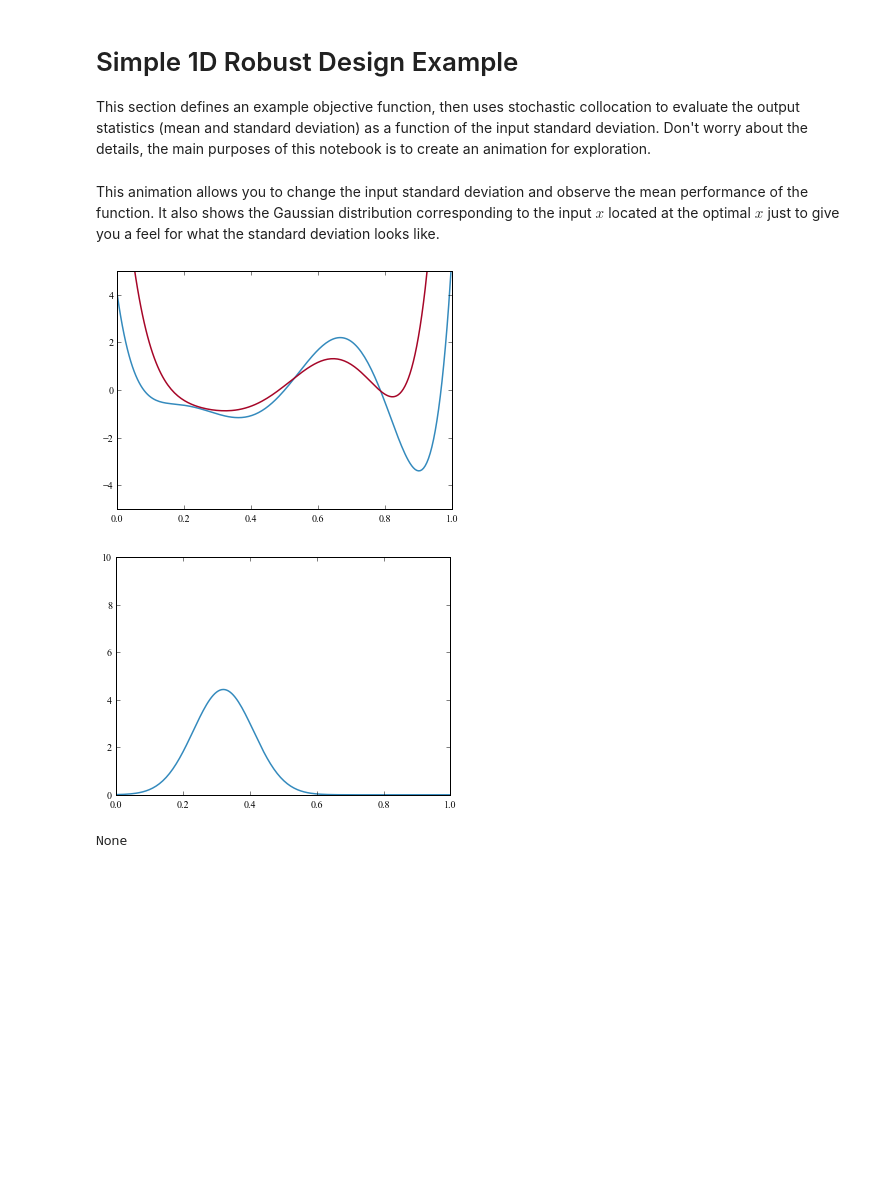
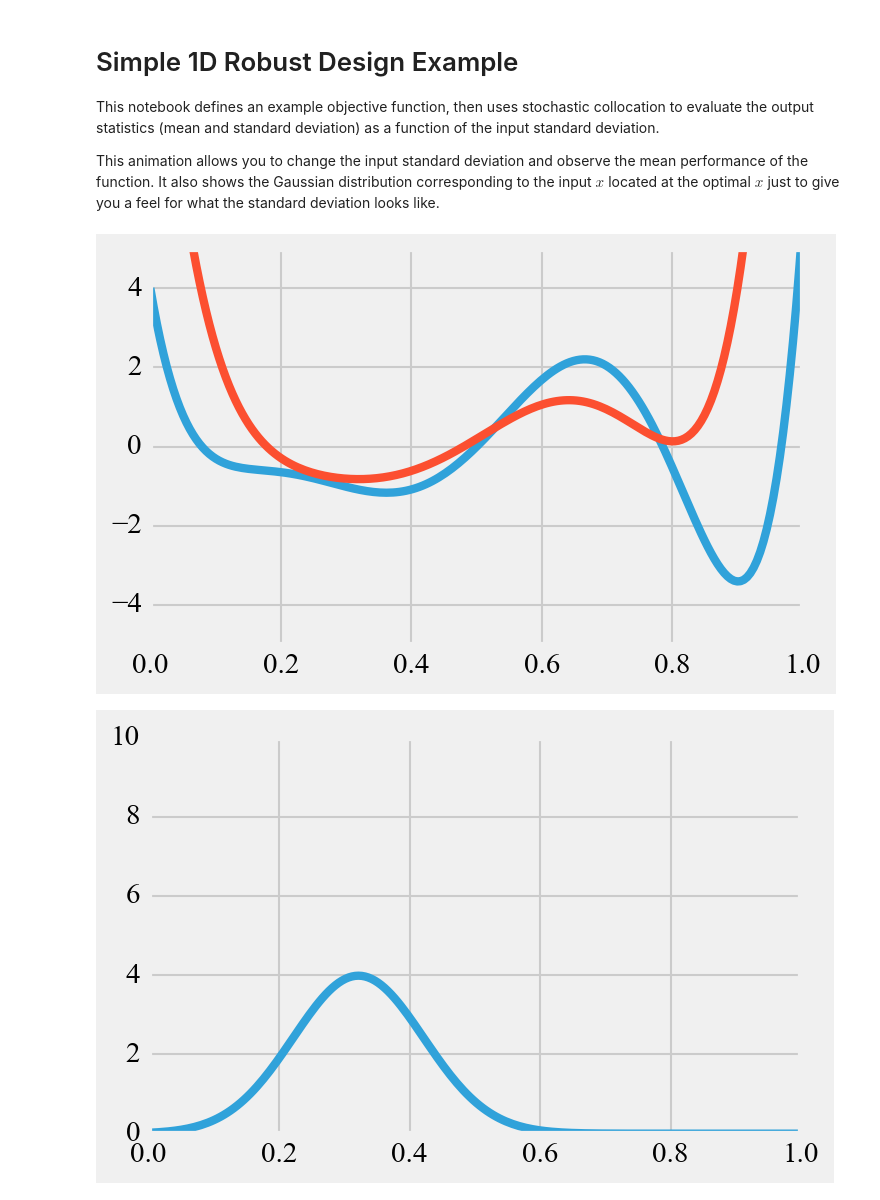
Before and after one commit to byuflowlab/MDOnotebooks, a Jupyter notebook: Ch8-Robust-Design.ipynb, the cells around one changed output. Cells and saved outputs as stored; diff of their text form; code cells hidden in the pictures; blank space fills up the shorter version.

Commit message:
update to robust example

```diff
--- a/Ch8-Robust-Design.ipynb
+++ b/Ch8-Robust-Design.ipynb
@@ -1,7 +1,9 @@
 # %% [markdown]
 # Simple 1D Robust Design Example
 
-This section defines an example objective function, then uses stochastic collocation to evaluate the output statistics (mean and standard deviation) as a function of the input standard deviation.  Don't worry about the details, the main purposes of this notebook is to create an animation for exploration.
+This notebook defines an example objective function, then uses stochastic collocation to evaluate the output statistics (mean and standard deviation) as a function of the input standard deviation.
+
+This animation allows you to change the input standard deviation and observe the mean performance of the function.  It also shows the Gaussian distribution corresponding to the input $x$ located at the optimal $x$ just to give you a feel for what the standard deviation looks like.
 # %%
 %matplotlib inline
 
@@ -40,37 +42,35 @@ def stats(stdev, x):
 
 
     return mu, sigma
-# %% [markdown]
-This animation allows you to change the input standard deviation and observe the mean performance of the function.  It also shows the Gaussian distribution corresponding to the input $x$ located at the optimal $x$ just to give you a feel for what the standard deviation looks like.
 # %%
 x = np.linspace(0, 1, 200)
 y = obj(x)
 
 from ipywidgets import interact
 from scipy.stats.distributions import norm
 
+plt.style.use('fivethirtyeight')
 
 @interact(stdev=(0.01, 0.2, 0.01))
 def variability(stdev):
 
 
     ym, ys = stats(stdev, x)
 
 
-    plt.figure()
+    plt.figure(figsize=(5, 3))
     plt.plot(x, y)
     plt.plot(x, ym)
     plt.ylim([-5, 5])
 
     imin = np.argmin(ym)
     xmin = x[imin]
     yn = norm.pdf(x, loc=xmin, scale=stdev)
 
-    plt.figure()
+    plt.figure(figsize=(5, 3))
     plt.plot(x, yn)
     plt.ylim([0, 10])
     plt.show()
 # %% [output]
-[figure, old version]
+[figure, new version]
-[figure, old version]
+[figure, new version]
-None
```
Also changed, not shown: parts of 1 cell of this notebook.
